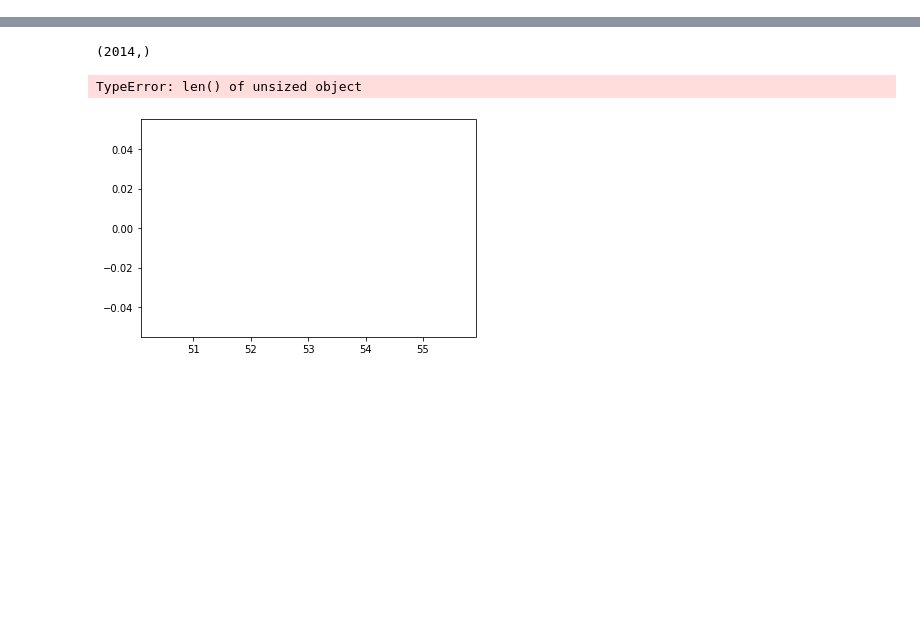
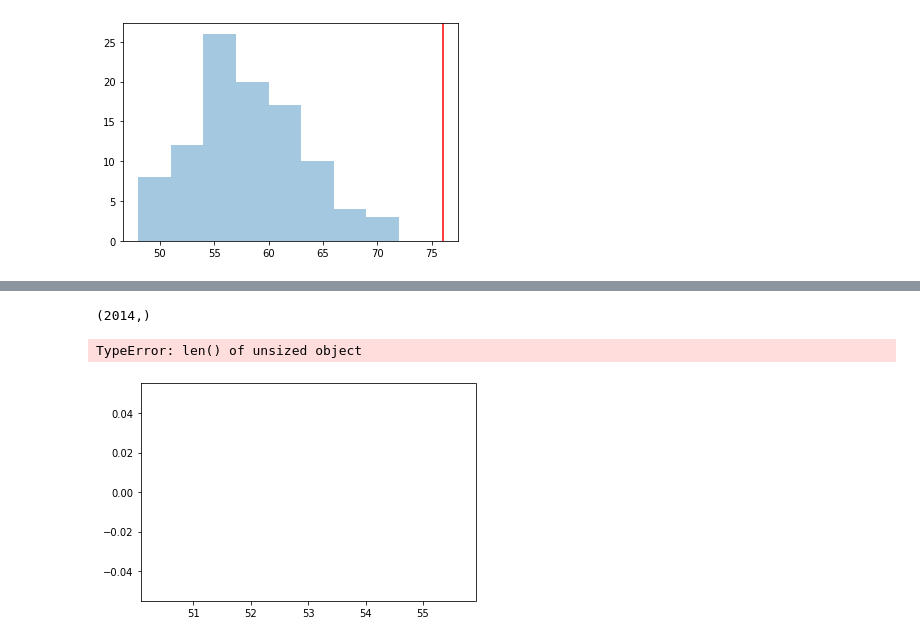
Before and after one commit to ssharpe42/probprog-finalproject, a Jupyter notebook: station_hr_criticism.ipynb, the cells around one changed output, grey strips where cells are left out. Saved outputs shown, nothing was run; the diff lists cells and outputs as text; code cells hidden in the pictures; blank space fills up the shorter version.

```diff
--- a/station_hr_criticism.ipynb
+++ b/station_hr_criticism.ipynb
@@ -36,0 +47,5 @@ compare_test_statistic(data_samp.demand.values, post_samples[:,0,:],
+# %%
+compare_test_statistic(data_samp.demand.values, post_samples[:, 0, :],
+                       stat=max_)
+# %% [output]
+[figure, added]
```
Also changed, not shown: parts of 10 cells of this notebook, 1 other file.
